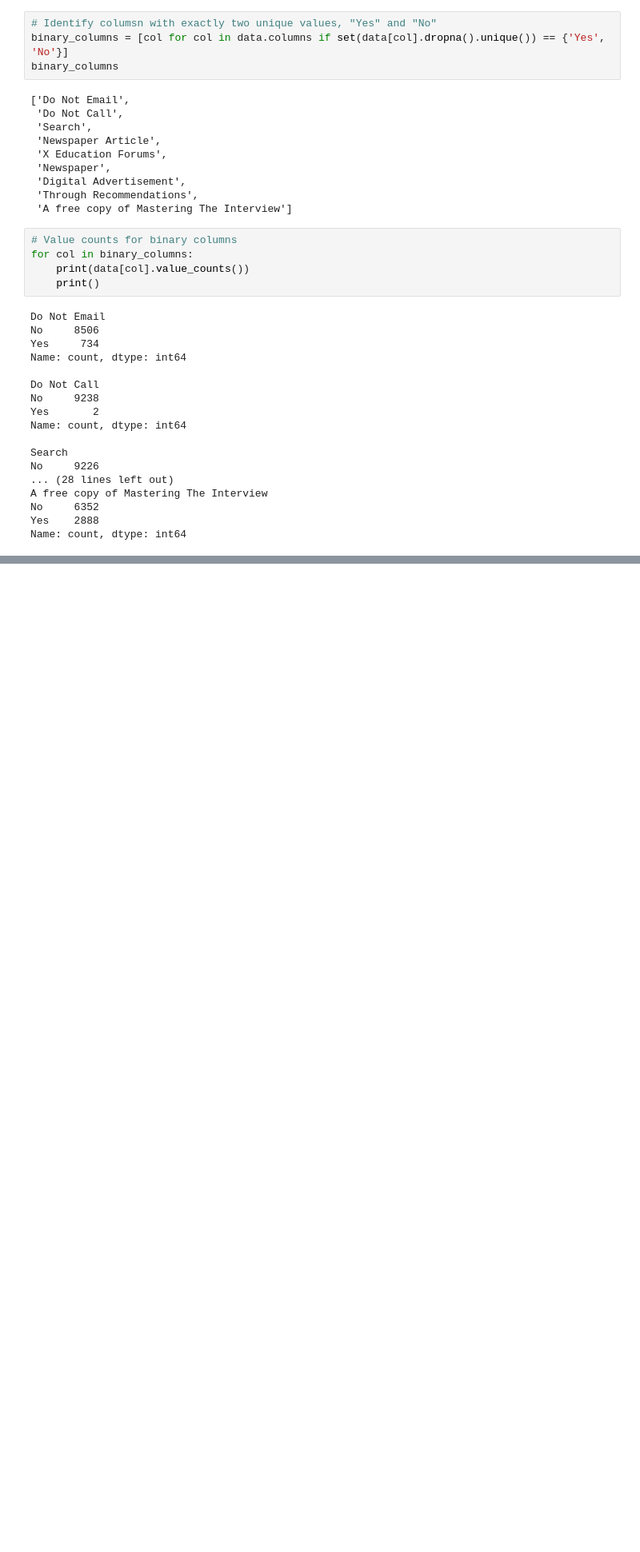
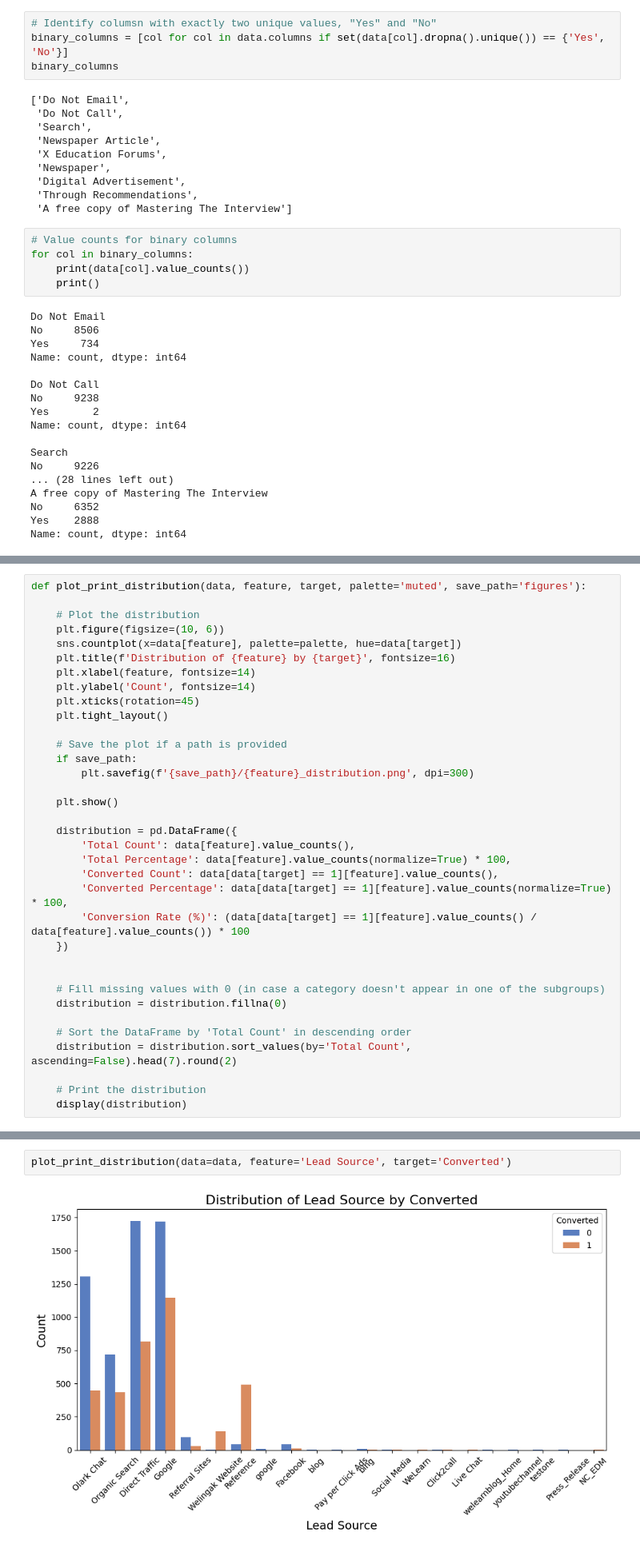
Before and after one commit to surajwate/Education-Lead-Conversion-Model, a Jupyter notebook: notebooks/data_exploration.ipynb, the cells around one changed output, grey strips where cells are left out. Shown at 80% size. Saved outputs shown, nothing was run; the diff lists cells and outputs as text; blank space fills up the shorter version.

```diff
--- a/notebooks/data_exploration.ipynb
+++ b/notebooks/data_exploration.ipynb
@@ -195,0 +309,35 @@ All the binary features except "Do Not Email" and "A free copy of Mastering The
+# %%
+def plot_print_distribution(data, feature, target, palette='muted', save_path='figures'):
+
+    # Plot the distribution
+    plt.figure(figsize=(10, 6))
+    sns.countplot(x=data[feature], palette=palette, hue=data[target])
+    plt.title(f'Distribution of {feature} by {target}', fontsize=16)
+    plt.xlabel(feature, fontsize=14)
+    plt.ylabel('Count', fontsize=14)
+    plt.xticks(rotation=45)
+    plt.tight_layout()
+
+    # Save the plot if a path is provided
+    if save_path:
+        plt.savefig(f'{save_path}/{feature}_distribution.png', dpi=300)
+
+    plt.show()
+
+    distribution = pd.DataFrame({
+        'Total Count': data[feature].value_counts(),
+        'Total Percentage': data[feature].value_counts(normalize=True) * 100,
+        'Converted Count': data[data[target] == 1][feature].value_counts(),
+        'Converted Percentage': data[data[target] == 1][feature].value_counts(normalize=True) * 100,
+        'Conversion Rate (%)': (data[data[target] == 1][feature].value_counts() / data[feature].value_counts()) * 100
+    })
+
+
+    # Fill missing values with 0 (in case a category doesn't appear in one of the subgroups)
+    distribution = distribution.fillna(0)
+
+    # Sort the DataFrame by 'Total Count' in descending order
+    distribution = distribution.sort_values(by='Total Count', ascending=False).head(7).round(2)
+
+    # Print the distribution
+    display(distribution)
@@ -195,0 +346,4 @@ All the binary features except "Do Not Email" and "A free copy of Mastering The
+# %%
+plot_print_distribution(data=data, feature='Lead Source', target='Converted')
+# %% [output]
+[figure, added]
```
Also changed, not shown: parts of 82 cells of this notebook.
